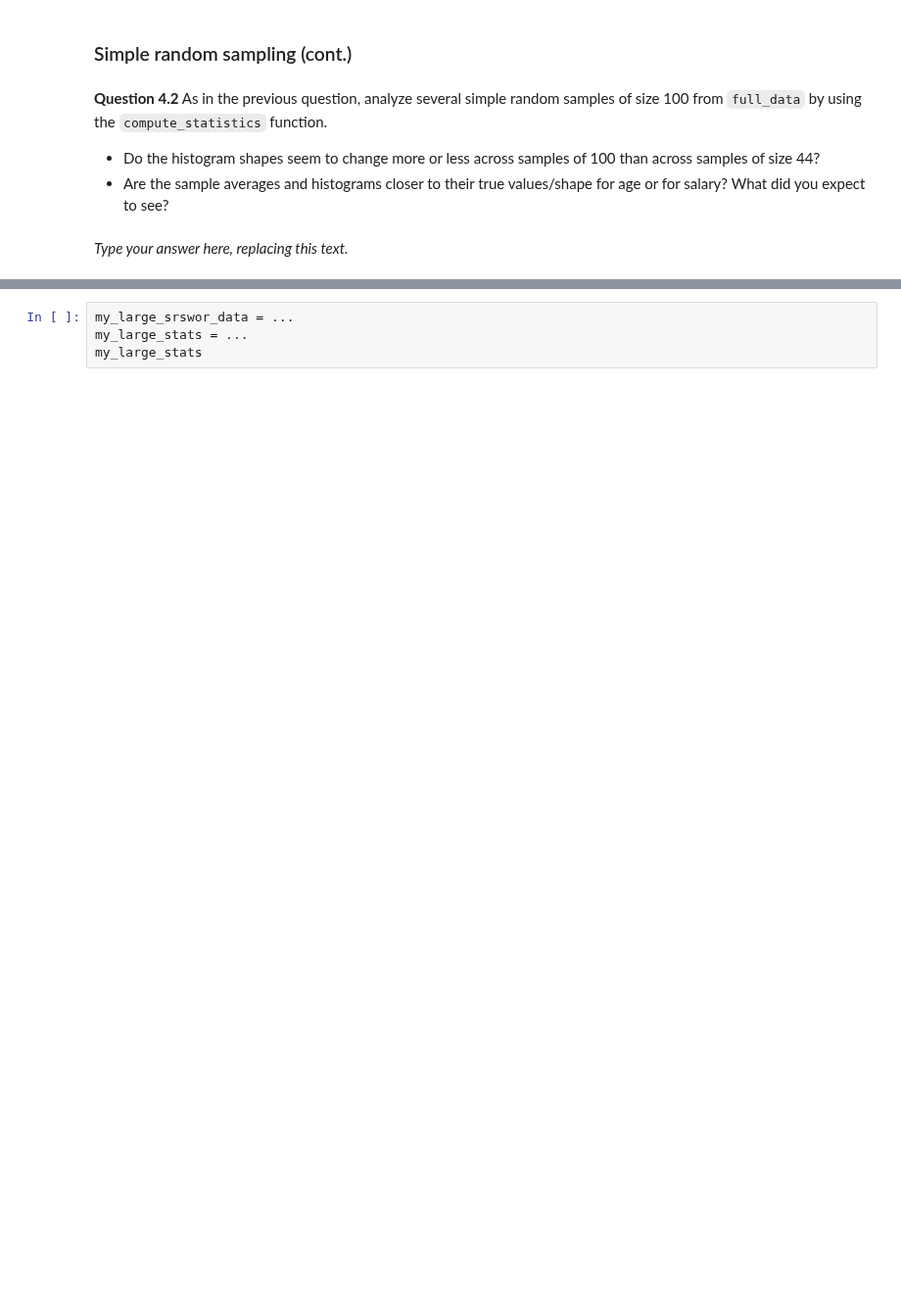
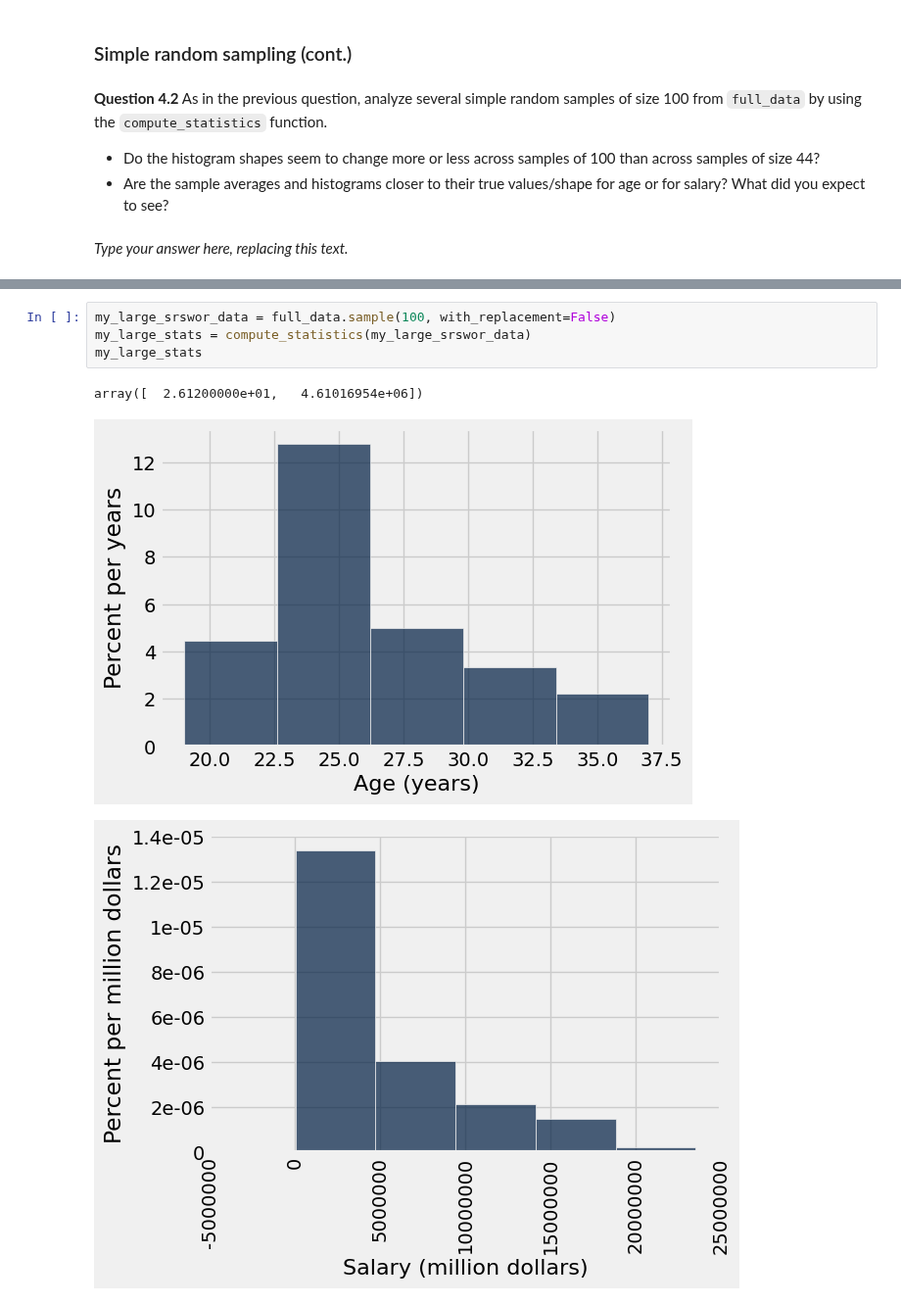
Before and after one commit to elliebeiser/introdata1350, a Jupyter notebook: lab05/lab05.ipynb, the cells around one changed output, grey strips where cells are left out. Shown at 98% size. Cells and saved outputs as stored; diff of their text form; blank space fills up the shorter version.

```diff
--- a/lab05/lab05.ipynb
+++ b/lab05/lab05.ipynb
@@ -494,6 +490,10 @@ _Type your answer here, replacing this text._
 # %% [markdown]
 <!-- BEGIN QUESTION -->
 # %%
-my_large_srswor_data = ...
-my_large_stats = ...
+my_large_srswor_data = full_data.sample(100, with_replacement=False)
+my_large_stats = compute_statistics(my_large_srswor_data)
 my_large_stats
+# %% [output]
+array([  2.61200000e+01,   4.61016954e+06])
+[figure, added]
+[figure, added]
```
Also changed, not shown: parts of 19 cells of this notebook, 1 other file.
